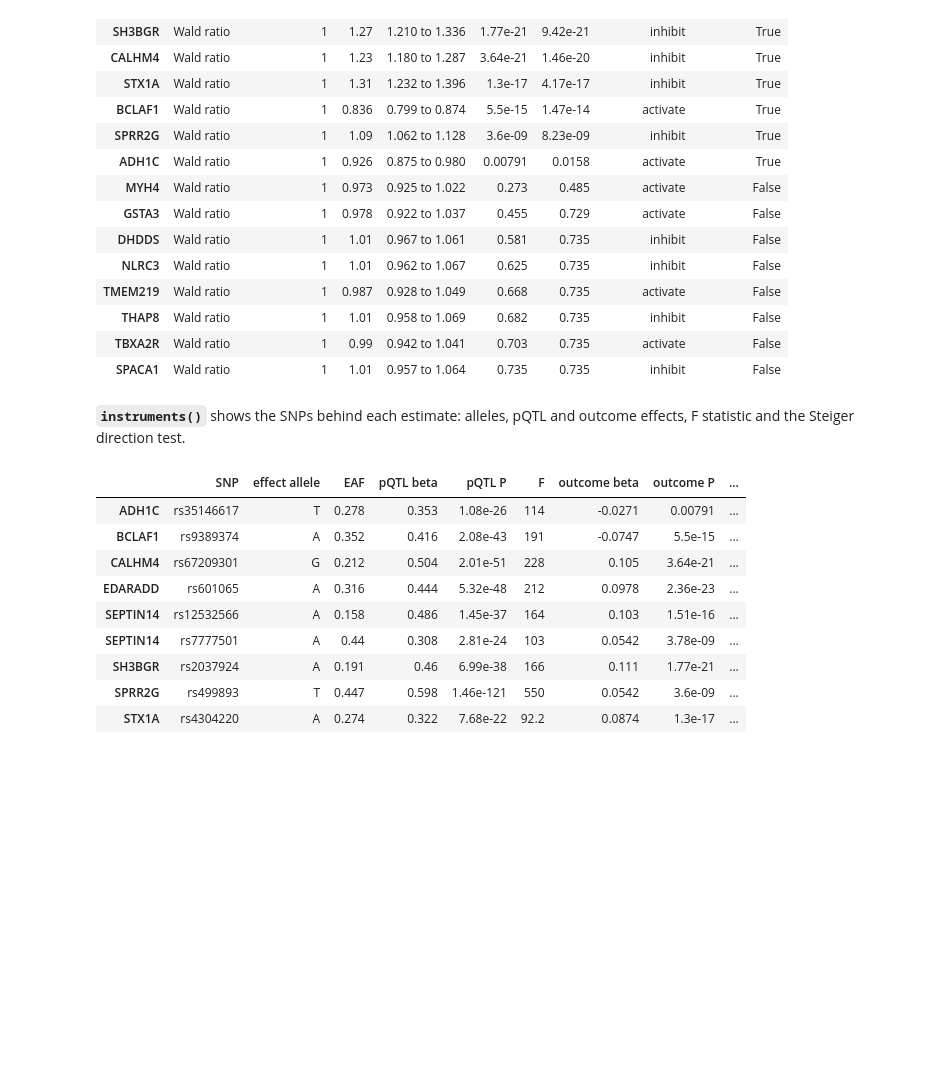
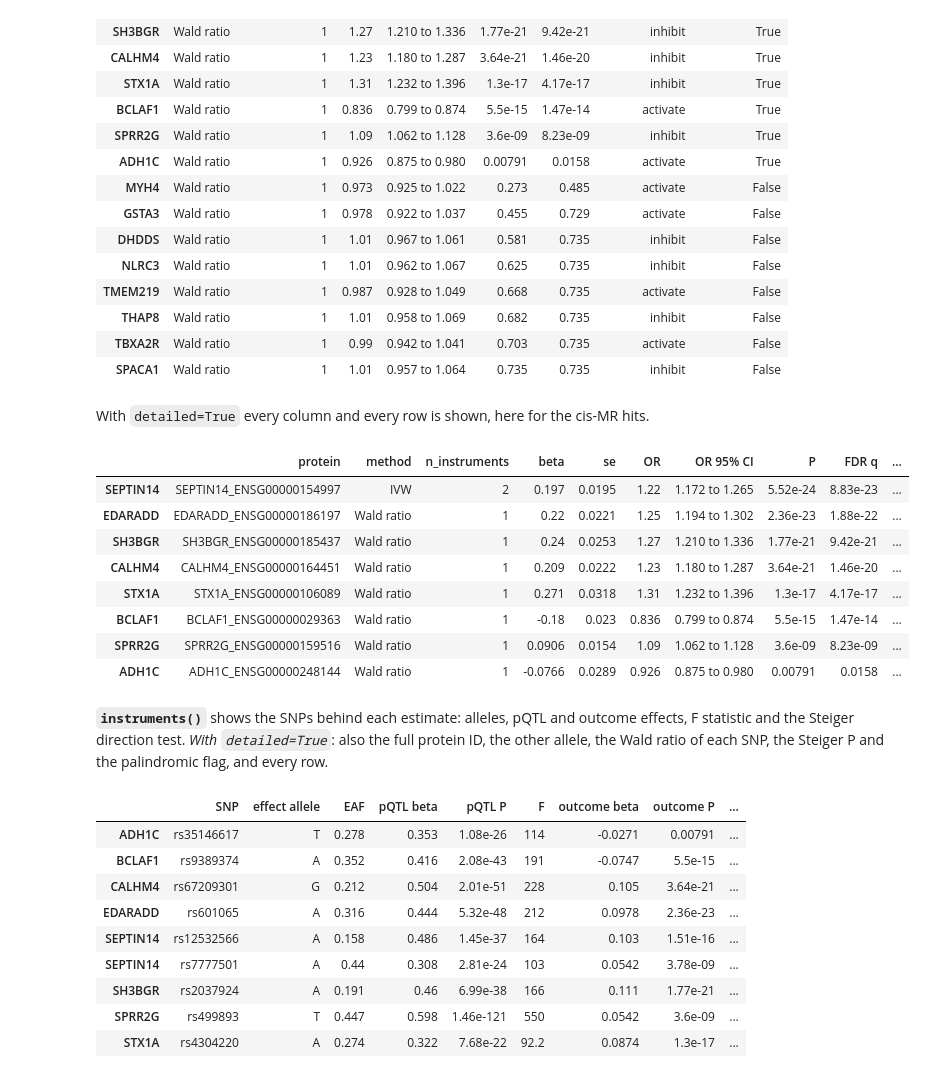
Before and after one commit to guillermocomesanacimadevila/drugMR, a Jupyter notebook: notebooks/01_interpreting_results.ipynb, the cells around one changed output. Saved outputs shown, nothing was run; the diff lists cells and outputs as text; code cells hidden in the pictures; blank space fills up the shorter version.

```diff
--- a/notebooks/01_interpreting_results.ipynb
+++ b/notebooks/01_interpreting_results.ipynb
@@ -16,12 +16,6 @@ Rather than browsing results in the dashboard, this notebook opens the raw resul
 | **Kernel** | This notebook running on the environment's kernel (`.venv` in the repository root). |
 | **Run** | A completed run under `runs/<run_id>/`. If the pipeline ran on a remote HPC, fetch it first with `notebooks/00_drugmr.ipynb`. |
 # %%
-import pandas as pd
-from drugmr.interpret import ResultsExplorer
-
-# numbers to 3 significant figures, every column shown, sharp plots
-pd.set_option("display.float_format", "{:.3g}".format)
-pd.set_option("display.max_columns", None)
-%config InlineBackend.figure_format = "retina"
+import drugmr.interpret as interpret
 # %% [markdown]
 The outputs below come from the synthetic demo run (see *Try the demo* in the README), so they can be shown publicly. To explore your own run, set `run_id` to its folder name under `runs/` and `root` to `"../runs"`.
@@ -117,8 +120,22 @@ explorer.cis_mr(hits_only=False)
 | THAP8 | Wald ratio | 1 | 1.01 | 0.958 to 1.069 | 0.682 | 0.735 | inhibit | False |
 | TBXA2R | Wald ratio | 1 | 0.99 | 0.942 to 1.041 | 0.703 | 0.735 | activate | False |
 | SPACA1 | Wald ratio | 1 | 1.01 | 0.957 to 1.064 | 0.735 | 0.735 | inhibit | False |
+# %% [markdown]
+With `detailed=True` every column and every row is shown, here for the cis-MR hits.
+# %%
+explorer.cis_mr(detailed=True)
+# %% [output]
+|  | protein | method | n_instruments | beta | se | OR | OR 95% CI | P | FDR q | ... |
+| SEPTIN14 | SEPTIN14_ENSG00000154997 | IVW | 2 | 0.197 | 0.0195 | 1.22 | 1.172 to 1.265 | 5.52e-24 | 8.83e-23 | ... |
+| EDARADD | EDARADD_ENSG00000186197 | Wald ratio | 1 | 0.22 | 0.0221 | 1.25 | 1.194 to 1.302 | 2.36e-23 | 1.88e-22 | ... |
+| SH3BGR | SH3BGR_ENSG00000185437 | Wald ratio | 1 | 0.24 | 0.0253 | 1.27 | 1.210 to 1.336 | 1.77e-21 | 9.42e-21 | ... |
+| CALHM4 | CALHM4_ENSG00000164451 | Wald ratio | 1 | 0.209 | 0.0222 | 1.23 | 1.180 to 1.287 | 3.64e-21 | 1.46e-20 | ... |
+| STX1A | STX1A_ENSG00000106089 | Wald ratio | 1 | 0.271 | 0.0318 | 1.31 | 1.232 to 1.396 | 1.3e-17 | 4.17e-17 | ... |
+| BCLAF1 | BCLAF1_ENSG00000029363 | Wald ratio | 1 | -0.18 | 0.023 | 0.836 | 0.799 to 0.874 | 5.5e-15 | 1.47e-14 | ... |
+| SPRR2G | SPRR2G_ENSG00000159516 | Wald ratio | 1 | 0.0906 | 0.0154 | 1.09 | 1.062 to 1.128 | 3.6e-09 | 8.23e-09 | ... |
+| ADH1C | ADH1C_ENSG00000248144 | Wald ratio | 1 | -0.0766 | 0.0289 | 0.926 | 0.875 to 0.980 | 0.00791 | 0.0158 | ... |
 # %% [markdown]
-**`instruments()`** shows the SNPs behind each estimate: alleles, pQTL and outcome effects, F statistic and the Steiger direction test.
+**`instruments()`** shows the SNPs behind each estimate: alleles, pQTL and outcome effects, F statistic and the Steiger direction test. *With `detailed=True`*: also the full protein ID, the other allele, the Wald ratio of each SNP, the Steiger P and the palindromic flag, and every row.
 # %%
 explorer.instruments()
 # %% [output]
```
Also changed, not shown: parts of 16 cells of this notebook, 1 other file.
